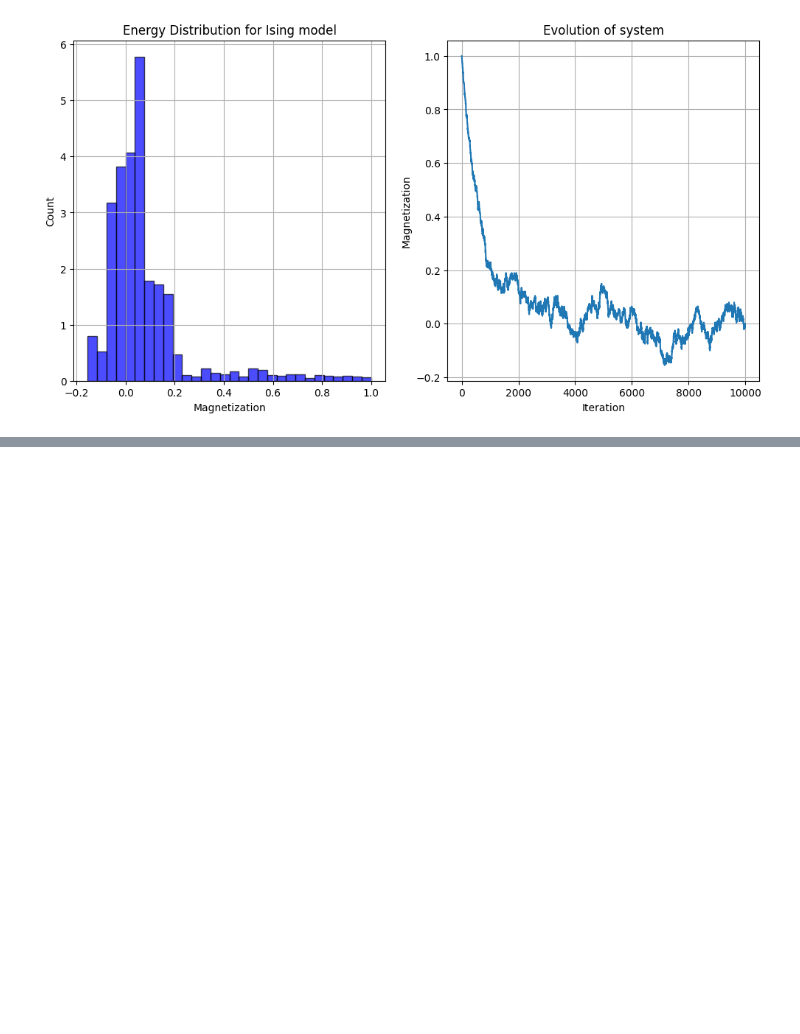
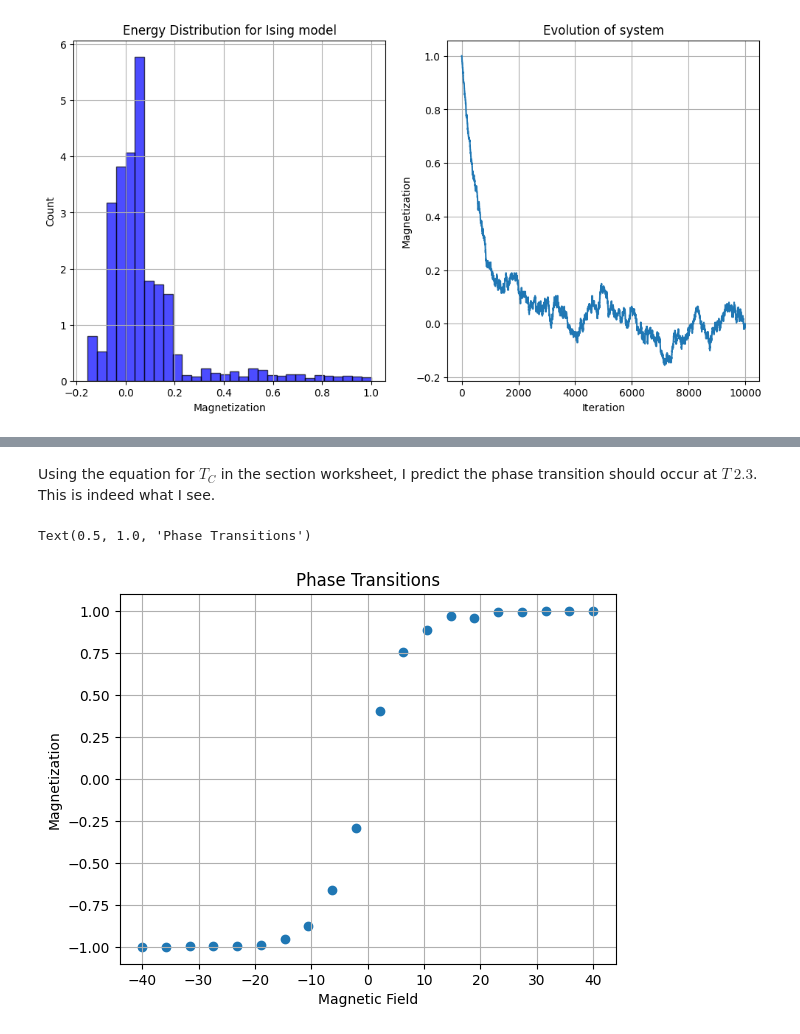
Before and after one commit to AndrewTrutt/Section8, a Jupyter notebook: MCMCIsing.ipynb, the cells around one changed output, grey strips where cells are left out. Saved outputs shown, nothing was run; the diff lists cells and outputs as text; code cells hidden in the pictures; blank space fills up the shorter version.

```diff
--- a/MCMCIsing.ipynb
+++ b/MCMCIsing.ipynb
@@ -266,0 +279,19 @@ for Tval in Tvals:
+# %% [markdown]
+Using the equation for $T_C$ in the section worksheet, I predict the phase transition should occur at $T ~ 2.3$. This is indeed what I see.
+# %%
+Bvals = np.linspace(-40, 40, 20)
+M_converge_vals = []
+
+for Bval in Bvals:
+    M_hist = gibbs_sampling_mag(np.ones(shape=(20,20)), T=10, B=Bval, n_iterations=10000)
+    M_converge = np.mean(M_hist[-1000:-1])
+    M_converge_vals.append(M_converge)
+
+plt.scatter(Bvals, M_converge_vals)
+plt.xlabel('Magnetic Field')
+plt.ylabel('Magnetization')
+plt.grid()
+plt.title('Phase Transitions')
+# %% [output]
+Text(0.5, 1.0, 'Phase Transitions')
+[figure, added]
```
Also changed, not shown: parts of 2 cells of this notebook.
